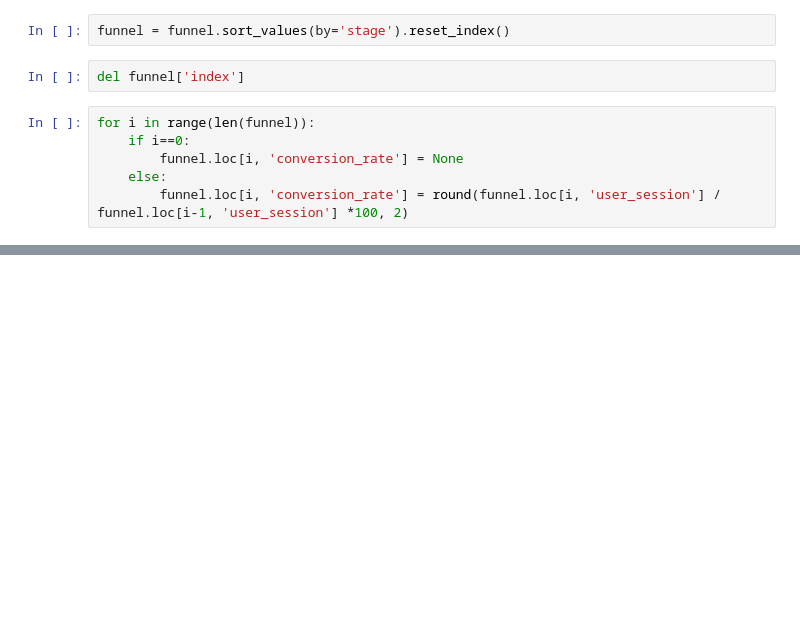
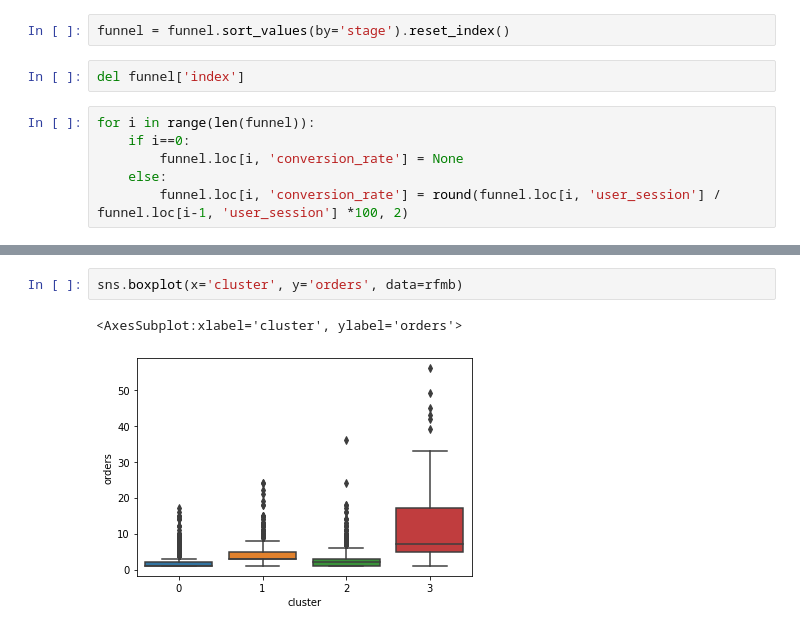
Before and after one commit to king-rabbit/estore-user-log, a Jupyter notebook: funnel_analysis.ipynb, the cells around one changed output, grey strips where cells are left out. Cells and saved outputs as stored; diff of their text form; blank space fills up the shorter version.

```diff
--- a/funnel_analysis.ipynb
+++ b/funnel_analysis.ipynb
@@ -37,0 +115,5 @@ fig.show()
+# %%
+sns.boxplot(x='cluster', y='orders', data=rfmb)
+# %% [output]
+<AxesSubplot:xlabel='cluster', ylabel='orders'>
+[figure, added]
```
Also changed, not shown: parts of 30 cells of this notebook.
